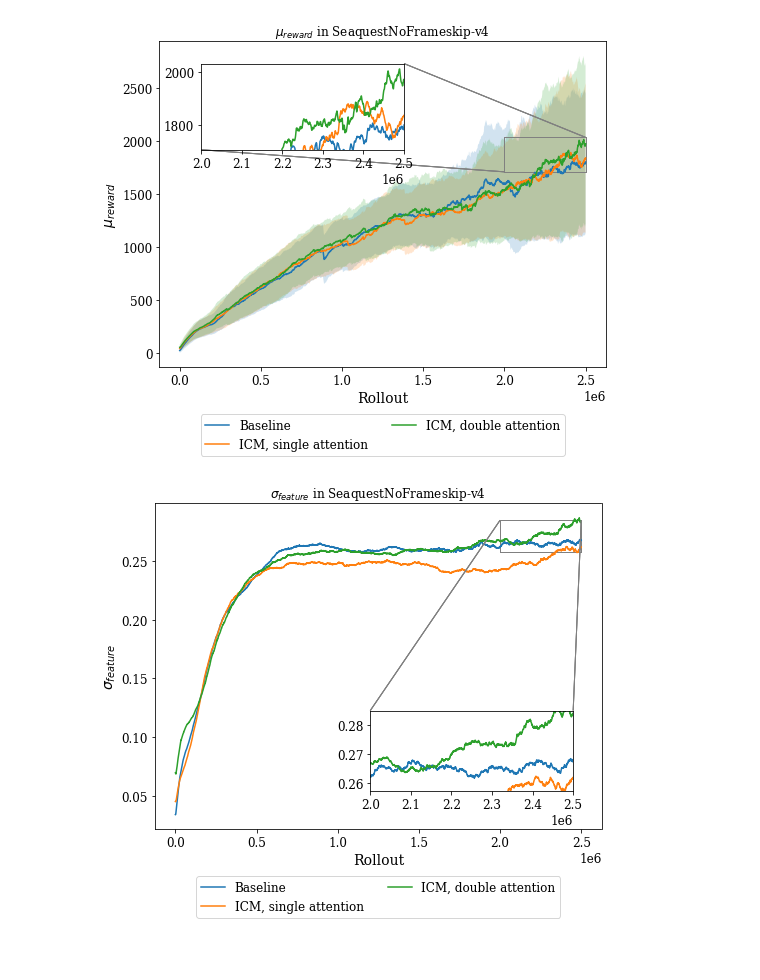
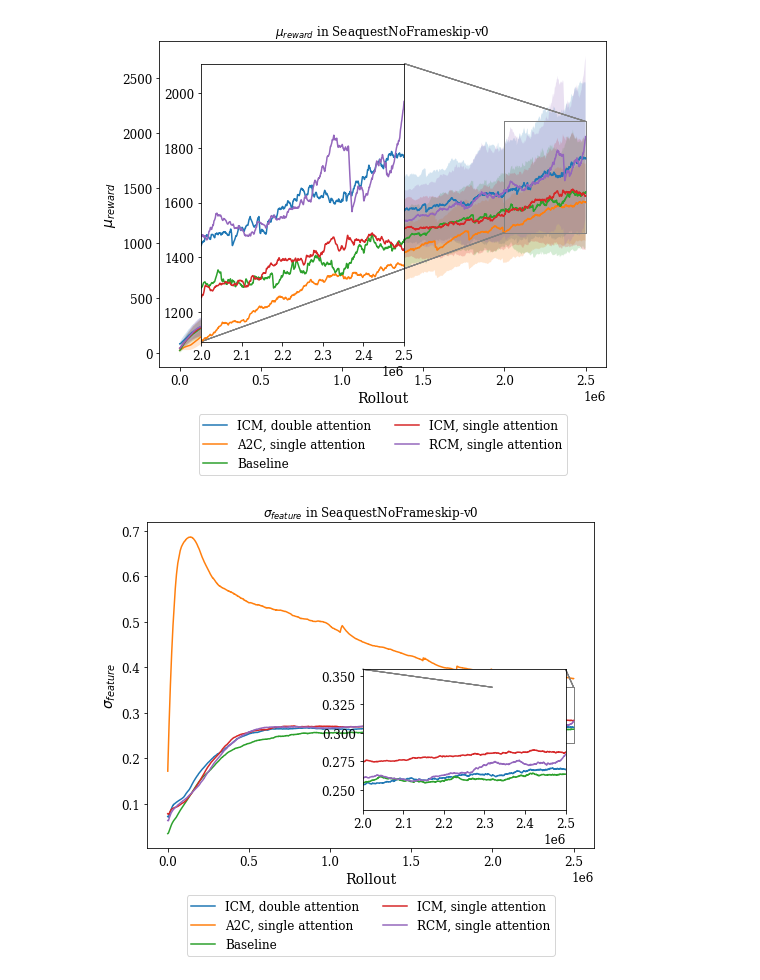
Before and after one commit to rpatrik96/AttA2C, a Jupyter notebook: jupyter/analysis.ipynb, the cells around one changed output. Saved outputs shown, nothing was run; the diff lists cells and outputs as text; code cells hidden in the pictures; blank space fills up the shorter version.

```diff
--- a/jupyter/analysis.ipynb
+++ b/jupyter/analysis.ipynb
@@ -19,7 +16,7 @@ from utils import plot_typography
 plot_typography(False, 12, 14, 16)
 # %%
 __file__ = "analysis.ipynb"
-log_dir = join(dirname(dirname(abspath(__file__))), "log_new")
+log_dir = join(dirname(dirname(abspath(__file__))), "log_good_results")
 envs =  ["PongNoFrameskip-v0", "PongNoFrameskip-v4",
          "BreakoutNoFrameskip-v0", "BreakoutNoFrameskip-v4",
          "SeaquestNoFrameskip-v0", "SeaquestNoFrameskip-v4"]
@@ -48,6 +44,6 @@ figure_factory(log_dir, "Pong", 4, 5, 1, 100, save=True, loc_rwd=4, loc_feat=1)
 # %%
-figure_factory(log_dir, "Seaquest", 4, 2.2, 1.5, 100, save=True, loc_rwd=2, loc_feat=4)
+figure_factory(log_dir, "Seaquest", 0, 2.2, 1.5, 100, save=True, loc_rwd=2, loc_feat=4)
 # %% [output]
-[figure, old version]
+[figure, new version]
-[figure, old version]
+[figure, new version]
 # %%
```
Also changed, not shown: parts of 3 cells of this notebook, 5 other files.
